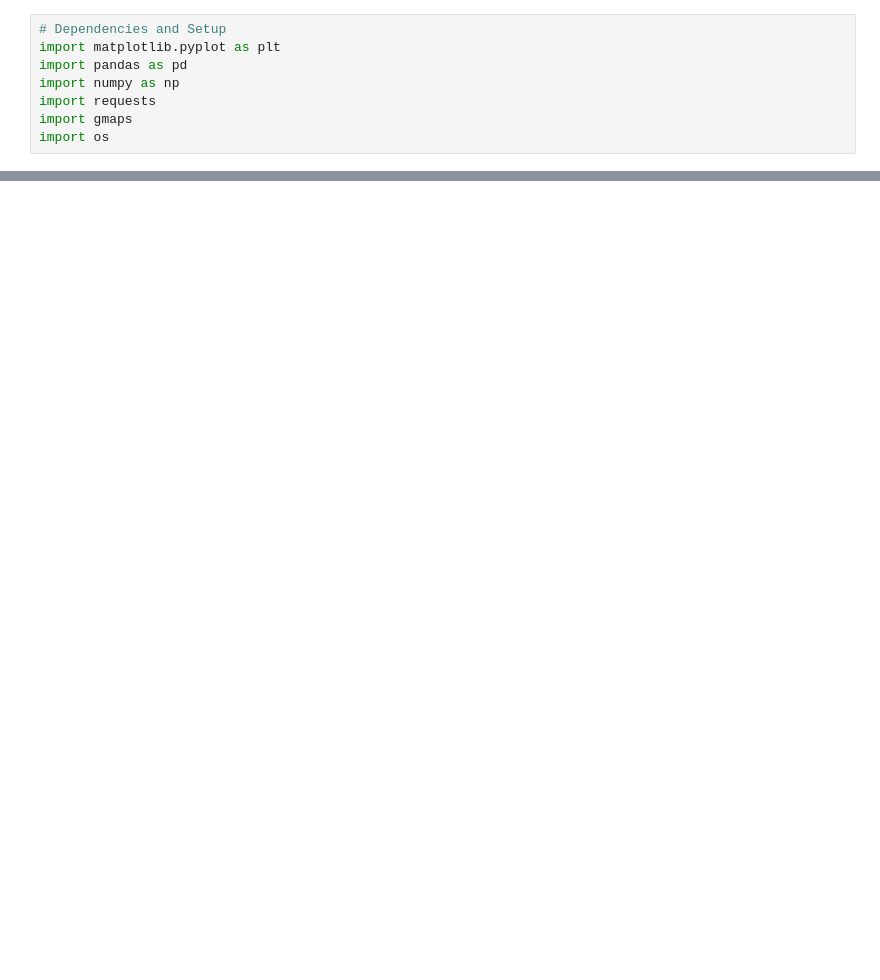
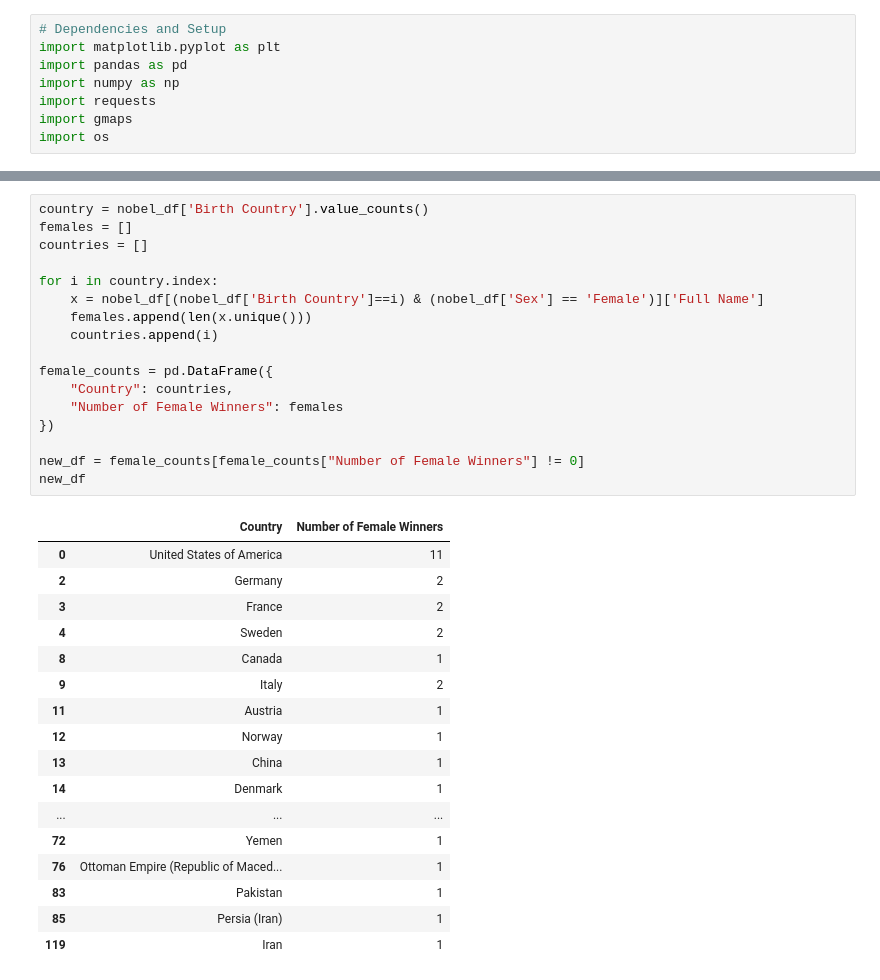
Before and after one commit to cgleason3462/Nobel-Prize-Analysis, a Jupyter notebook: Maanasa.ipynb, the cells around one changed output, grey strips where cells are left out. Drawn from its saved outputs; the diff is of its cells as text; blank space fills up the shorter version.

```diff
--- a/Maanasa.ipynb
+++ b/Maanasa.ipynb
@@ -16,3 +16,38 @@ df.head()
 | 2 | 1901 | Medicine | The Nobel Prize in Physiology or ... | "for his work on serum therapy, e... | 1-Jan | 293 | Individual | Emil Adolf von Behring | ... |
 | 3 | 1901 | Peace | The Nobel Peace Prize 1901 | NaN | 2-Jan | 462 | Individual | Jean Henry Dunant | ... |
 | 4 | 1901 | Peace | The Nobel Peace Prize 1901 | NaN | 2-Jan | 463 | Individual | Frédéric Passy | ... |
+# %%
+country = nobel_df['Birth Country'].value_counts()
+females = []
+countries = []
+
+for i in country.index:
+    x = nobel_df[(nobel_df['Birth Country']==i) & (nobel_df['Sex'] == 'Female')]['Full Name']
+    females.append(len(x.unique()))
+    countries.append(i)
+
+female_counts = pd.DataFrame({
+    "Country": countries,
+    "Number of Female Winners": females
+})
+
+new_df = female_counts[female_counts["Number of Female Winners"] != 0]
+new_df
+# %% [output]
+|  | Country | Number of Female Winners |
+| 0 | United States of America | 11 |
+| 2 | Germany | 2 |
+| 3 | France | 2 |
+| 4 | Sweden | 2 |
+| 8 | Canada | 1 |
+| 9 | Italy | 2 |
+| 11 | Austria | 1 |
+| 12 | Norway | 1 |
+| 13 | China | 1 |
+| 14 | Denmark | 1 |
+| ... | ... | ... |
+| 72 | Yemen | 1 |
+| 76 | Ottoman Empire (Republic of Maced... | 1 |
+| 83 | Pakistan | 1 |
+| 85 | Persia (Iran) | 1 |
+| 119 | Iran | 1 |
```
Also changed, not shown: parts of 2 cells of this notebook.
